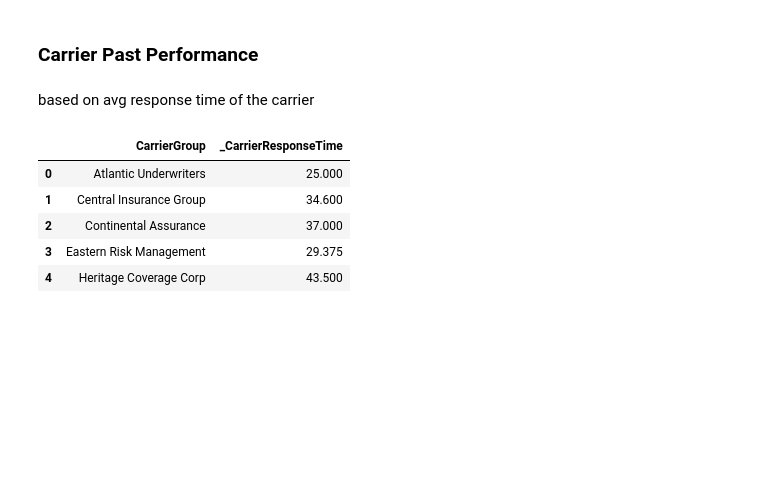
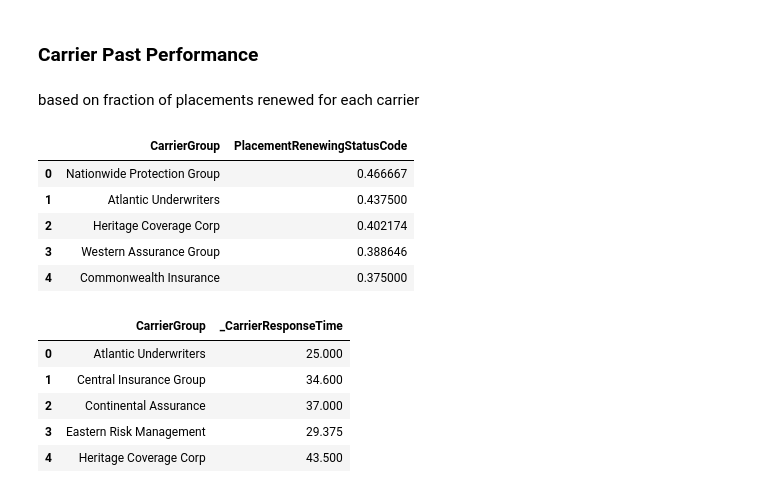
Before and after one commit to TejMeruva/ApexRenew, a Jupyter notebook: _dataAnalysis.ipynb, the cells around one changed output. Saved outputs shown, nothing was run; the diff lists cells and outputs as text; code cells hidden in the pictures; blank space fills up the shorter version.

Commit message:
added the columns for getting client and carrier past performance

```diff
--- a/_dataAnalysis.ipynb
+++ b/_dataAnalysis.ipynb
@@ -196,7 +196,23 @@ data.groupby(['CarrierGroup'])['CarrierGroup'].agg(['count'])
 # %% [markdown]
 ### Carrier Past Performance
 # %% [markdown]
-based on avg response time of the carrier
+based on fraction of placements renewed for each carrier
+# %%
+def fracRenewed(group):
+    x = group[group == 'RENEWAL_STATUS_FULLY_RENEWED'].size
+    y = group.size
+    return x/(x+y)
+
+fracPlacementsrenewedByCarrier = data.groupby(['CarrierGroup'])['PlacementRenewingStatusCode'].agg(fracRenewed).sort_values(ascending=False).reset_index()
+fracPlacementsrenewedByCarrier = fracPlacementsrenewedByCarrier.rename({'PlacementRenewingStatusCode':'FracPlacementsRenewed'})
+fracPlacementsrenewedByCarrier.head(5)
+# %% [output]
+|  | CarrierGroup | PlacementRenewingStatusCode |
+| 0 | Nationwide Protection Group | 0.466667 |
+| 1 | Atlantic Underwriters | 0.437500 |
+| 2 | Heritage Coverage Corp | 0.402174 |
+| 3 | Western Assurance Group | 0.388646 |
+| 4 | Commonwealth Insurance | 0.375000 |
 # %%
 AvgResponseTimeByCarrier = data.pivot_table(values='_CarrierResponseTime', index='CarrierGroup', aggfunc='mean').reset_index()
 AvgResponseTimeByCarrier.head()
```
Also changed, not shown: parts of 16 cells of this notebook, 2 other files.
